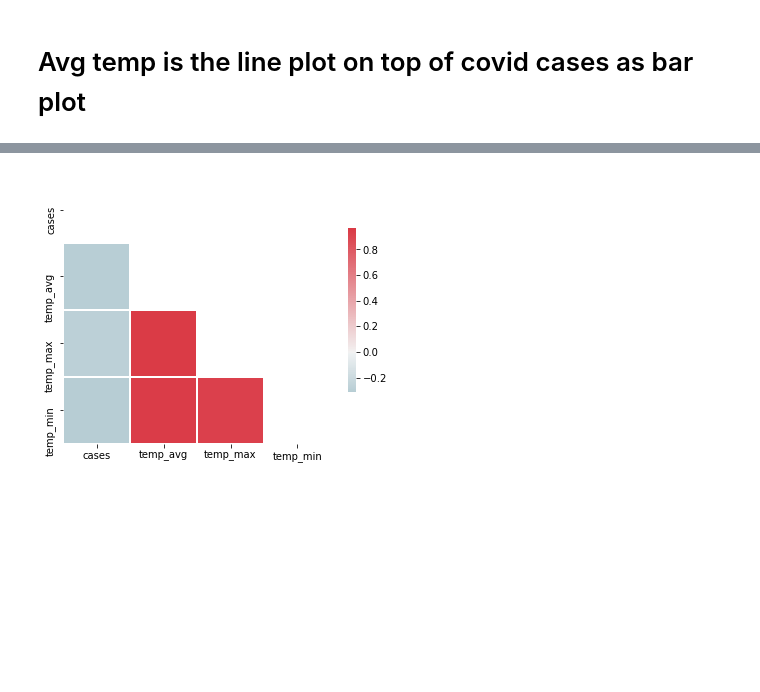
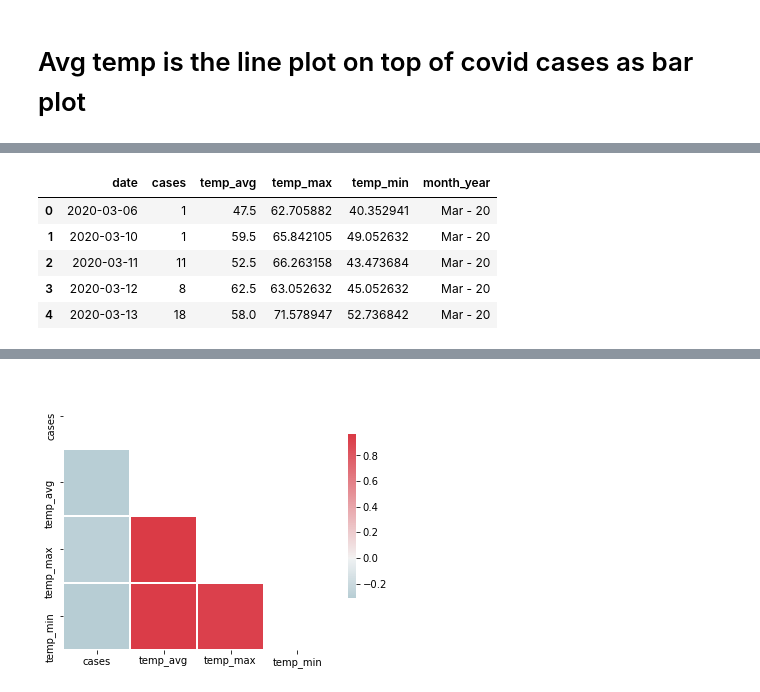
Before and after one commit to Engu12/nash-covid-cases-vaccines-honky_tonkin, a Jupyter notebook: notebook/Teng_nash_covid.ipynb, the cells around one changed output, grey strips where cells are left out. Saved outputs shown, nothing was run; the diff lists cells and outputs as text; code cells hidden in the pictures; blank space fills up the shorter version.

```diff
--- a/notebook/Teng_nash_covid.ipynb
+++ b/notebook/Teng_nash_covid.ipynb
@@ -347,0 +390,10 @@ ax.xaxis.set_major_formatter(mdates.DateFormatter('%b-%d'));
+# %%
+cases_merge_temp['month_year'] = pd.to_datetime(cases_merge_temp['date']).dt.strftime('%b - %y')
+cases_merge_temp.head()
+# %% [output]
+|  | date | cases | temp_avg | temp_max | temp_min | month_year |
+| 0 | 2020-03-06 | 1 | 47.5 | 62.705882 | 40.352941 | Mar - 20 |
+| 1 | 2020-03-10 | 1 | 59.5 | 65.842105 | 49.052632 | Mar - 20 |
+| 2 | 2020-03-11 | 11 | 52.5 | 66.263158 | 43.473684 | Mar - 20 |
+| 3 | 2020-03-12 | 8 | 62.5 | 63.052632 | 45.052632 | Mar - 20 |
+| 4 | 2020-03-13 | 18 | 58.0 | 71.578947 | 52.736842 | Mar - 20 |
```
Also changed, not shown: parts of 11 cells of this notebook, 1 other file.
